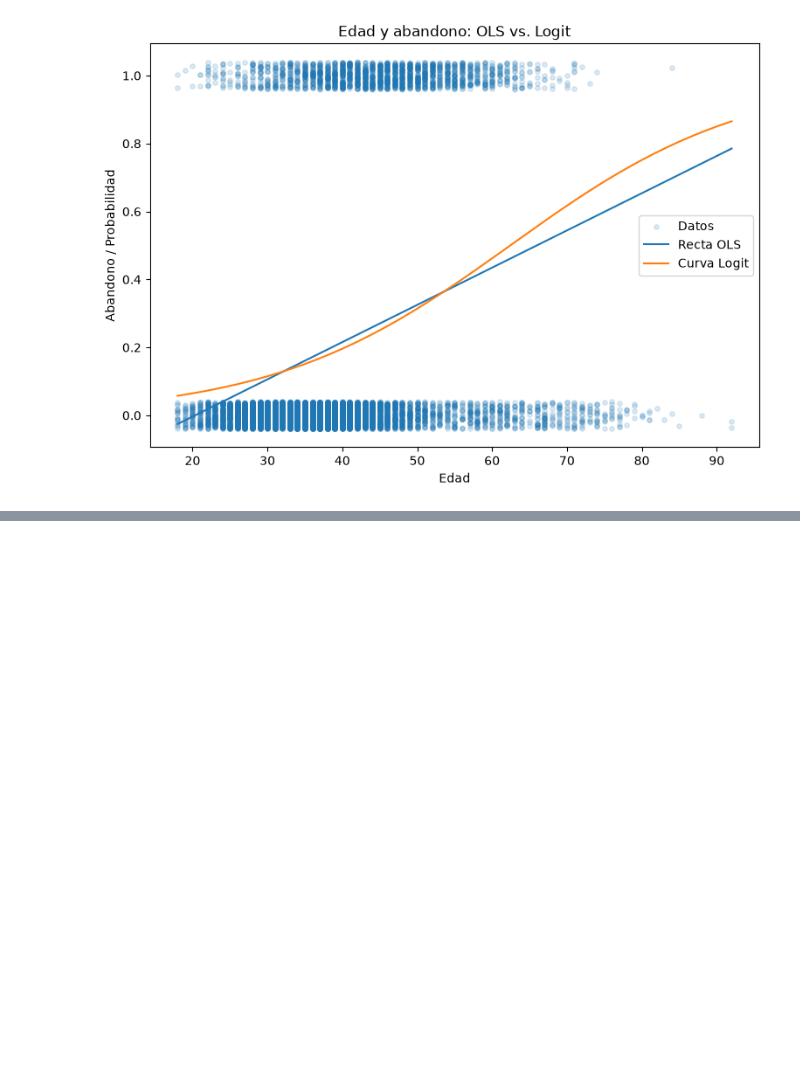
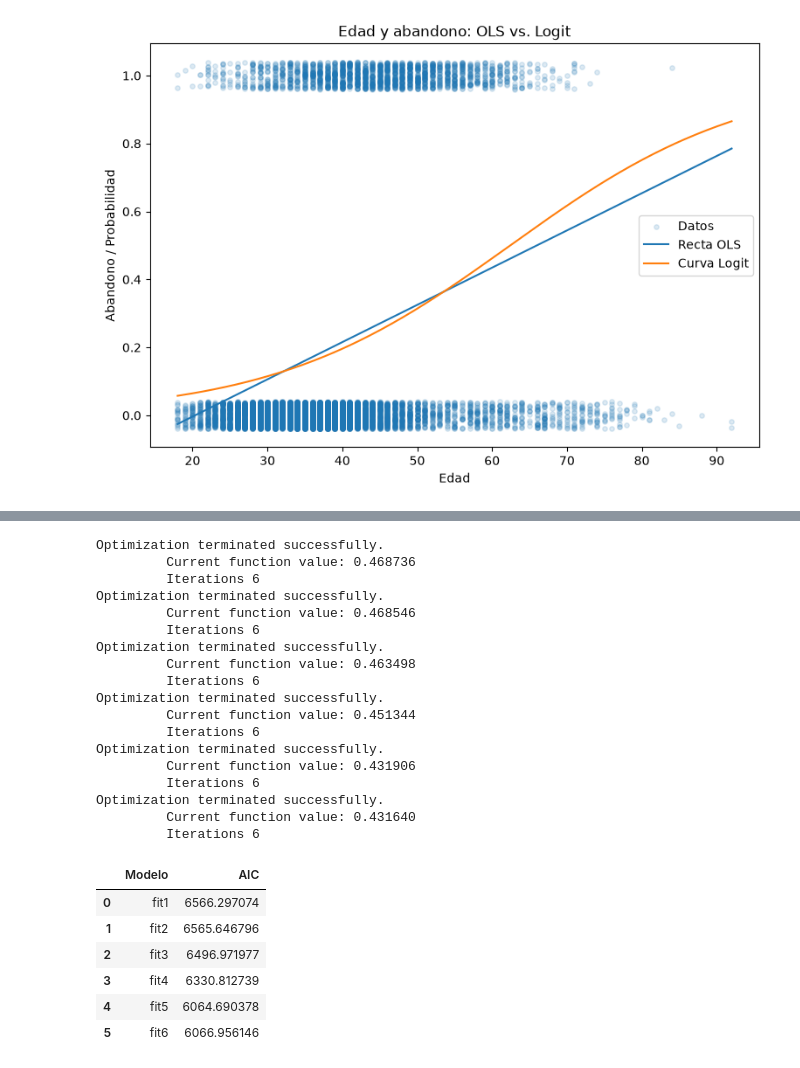
Before and after one commit to ladydayanarestrepoloaiza-ui/Taller_2_ML_Clase_9, a Jupyter notebook: Taller_Abandono_Producto_Financiero.ipynb, the cells around one changed output, grey strips where cells are left out. Cells and saved outputs as stored; diff of their text form; code cells hidden in the pictures; blank space fills up the shorter version.

Commit message:
Punto 5: modelos y odds ratios

```diff
--- a/Taller_Abandono_Producto_Financiero.ipynb
+++ b/Taller_Abandono_Producto_Financiero.ipynb
@@ -506,0 +546,66 @@ plt.show()
+# %%
+# Modelos logit de menor a mayor complejidad
+
+fit1 = smf.logit(
+    "abandono ~ edad",
+    data=pd.concat([X_train, y_train], axis=1)
+).fit()
+
+fit2 = smf.logit(
+    "abandono ~ edad + puntaje_crediticio",
+    data=pd.concat([X_train, y_train], axis=1)
+).fit()
+
+fit3 = smf.logit(
+    "abandono ~ edad + puntaje_crediticio + C(sexo)",
+    data=pd.concat([X_train, y_train], axis=1)
+).fit()
+
+fit4 = smf.logit(
+    "abandono ~ edad + puntaje_crediticio + C(sexo) + C(pais)",
+    data=pd.concat([X_train, y_train], axis=1)
+).fit()
+
+fit5 = smf.logit(
+    "abandono ~ edad + puntaje_crediticio + C(sexo) + C(pais) + saldo + numero_productos + miembro_activo",
+    data=pd.concat([X_train, y_train], axis=1)
+).fit()
+
+fit6 = smf.logit(
+    "abandono ~ edad + puntaje_crediticio + C(sexo) + C(pais) + saldo + numero_productos + miembro_activo + antiguedad + tiene_tarjeta + salario_estimado",
+    data=pd.concat([X_train, y_train], axis=1)
+).fit()
+
+# Comparación de AIC
+aic = pd.DataFrame({
+    "Modelo": ["fit1", "fit2", "fit3", "fit4", "fit5", "fit6"],
+    "AIC": [fit1.aic, fit2.aic, fit3.aic, fit4.aic, fit5.aic, fit6.aic]
+})
+
+display(aic)
+# %% [output]
+Optimization terminated successfully.
+         Current function value: 0.468736
+         Iterations 6
+Optimization terminated successfully.
+         Current function value: 0.468546
+         Iterations 6
+Optimization terminated successfully.
+         Current function value: 0.463498
+         Iterations 6
+Optimization terminated successfully.
+         Current function value: 0.451344
+         Iterations 6
+Optimization terminated successfully.
+         Current function value: 0.431906
+         Iterations 6
+Optimization terminated successfully.
+         Current function value: 0.431640
+         Iterations 6
+|  | Modelo | AIC |
+| 0 | fit1 | 6566.297074 |
+| 1 | fit2 | 6565.646796 |
+| 2 | fit3 | 6496.971977 |
+| 3 | fit4 | 6330.812739 |
+| 4 | fit5 | 6064.690378 |
+| 5 | fit6 | 6066.956146 |
```
Also changed, not shown: parts of 5 cells of this notebook.
